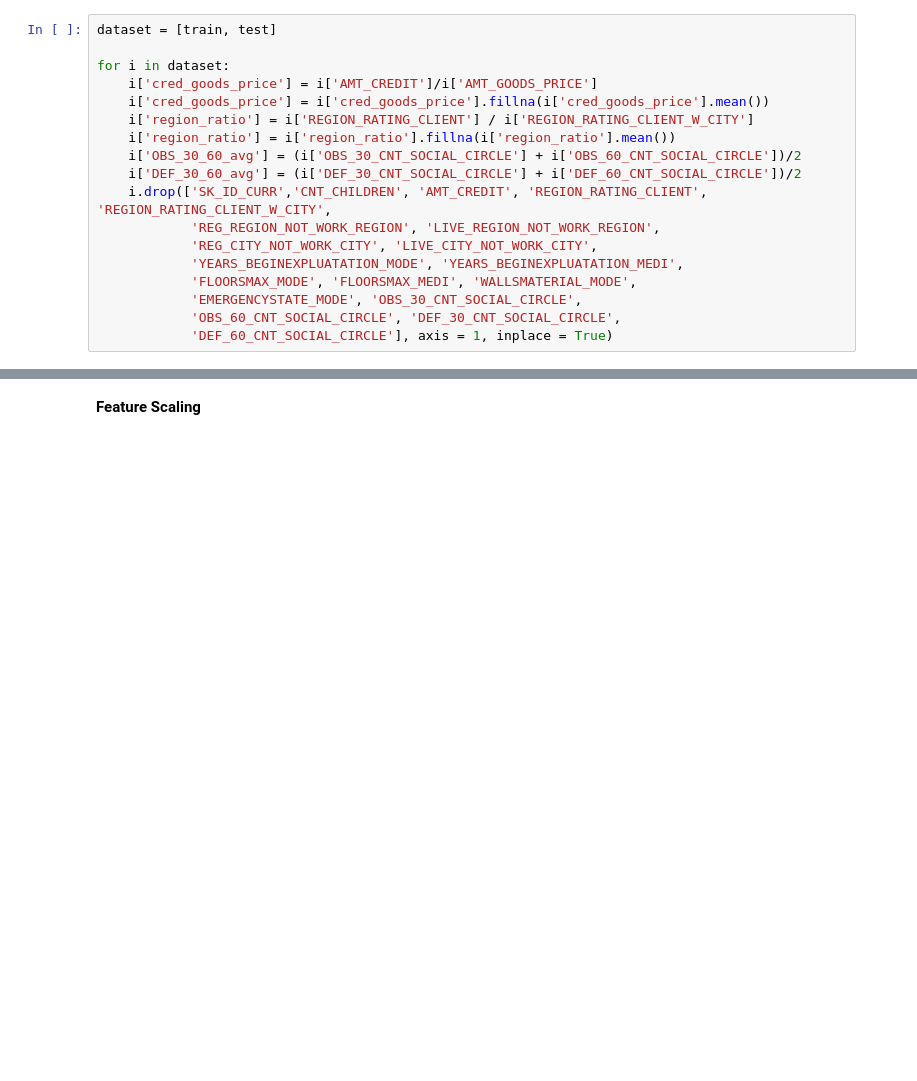
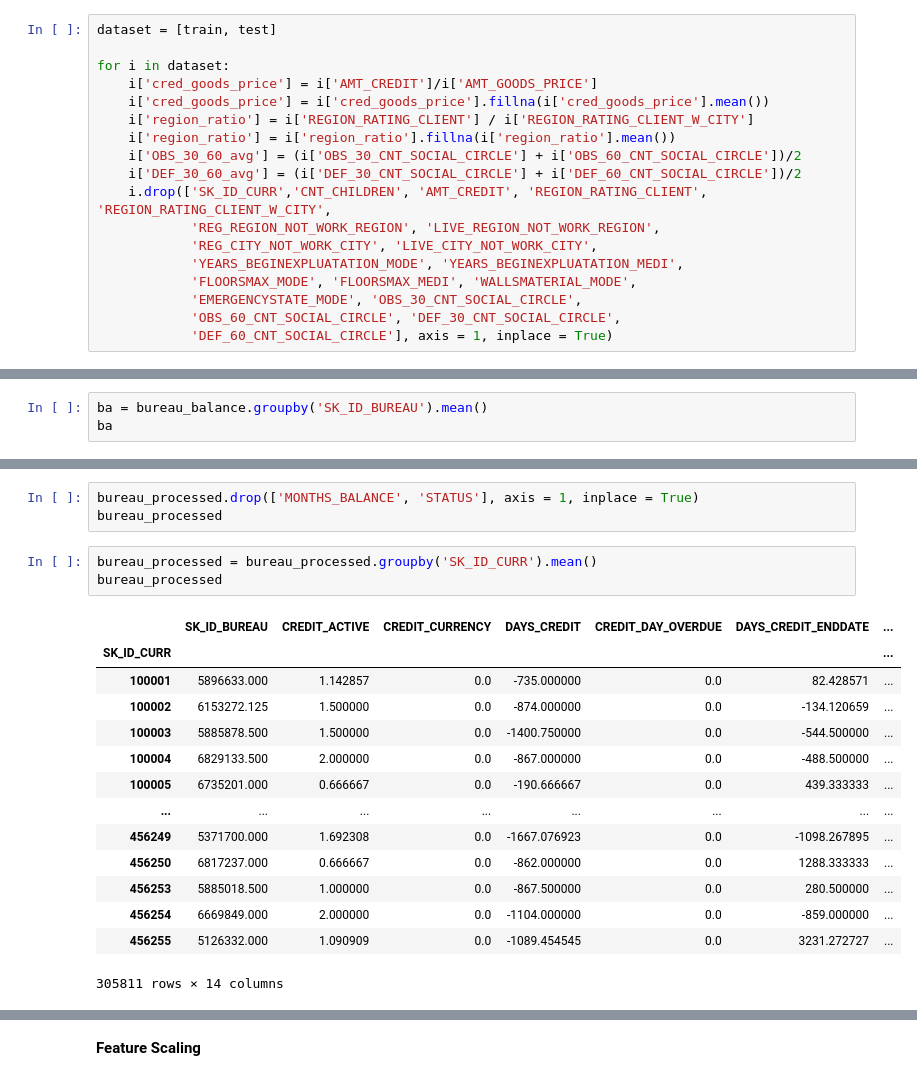
Before and after one commit to williamhilmysusatyo/home-credit, a Jupyter notebook: notebooks.ipynb, the cells around one changed output, grey strips where cells are left out. Cells and saved outputs as stored; diff of their text form; blank space fills up the shorter version.

```diff
--- a/notebooks.ipynb
+++ b/notebooks.ipynb
@@ -534,0 +596,3 @@ len(train.columns)
+# %%
+ba = bureau_balance.groupby('SK_ID_BUREAU').mean()
+ba
@@ -534,0 +654,21 @@ len(train.columns)
+# %%
+bureau_processed.drop(['MONTHS_BALANCE', 'STATUS'], axis = 1, inplace = True)
+bureau_processed
+# %%
+bureau_processed = bureau_processed.groupby('SK_ID_CURR').mean()
+bureau_processed
+# %% [output]
+|  | SK_ID_BUREAU | CREDIT_ACTIVE | CREDIT_CURRENCY | DAYS_CREDIT | CREDIT_DAY_OVERDUE | DAYS_CREDIT_ENDDATE | ... |
+| SK_ID_CURR |  |  |  |  |  |  | ... |
+| 100001 | 5896633.000 | 1.142857 | 0.0 | -735.000000 | 0.0 | 82.428571 | ... |
+| 100002 | 6153272.125 | 1.500000 | 0.0 | -874.000000 | 0.0 | -134.120659 | ... |
+| 100003 | 5885878.500 | 1.500000 | 0.0 | -1400.750000 | 0.0 | -544.500000 | ... |
+| 100004 | 6829133.500 | 2.000000 | 0.0 | -867.000000 | 0.0 | -488.500000 | ... |
+| 100005 | 6735201.000 | 0.666667 | 0.0 | -190.666667 | 0.0 | 439.333333 | ... |
+| ... | ... | ... | ... | ... | ... | ... | ... |
+| 456249 | 5371700.000 | 1.692308 | 0.0 | -1667.076923 | 0.0 | -1098.267895 | ... |
+| 456250 | 6817237.000 | 0.666667 | 0.0 | -862.000000 | 0.0 | 1288.333333 | ... |
+| 456253 | 5885018.500 | 1.000000 | 0.0 | -867.500000 | 0.0 | 280.500000 | ... |
+| 456254 | 6669849.000 | 2.000000 | 0.0 | -1104.000000 | 0.0 | -859.000000 | ... |
+| 456255 | 5126332.000 | 1.090909 | 0.0 | -1089.454545 | 0.0 | 3231.272727 | ... |
+305811 rows × 14 columns
```
Also changed, not shown: parts of 43 cells of this notebook.
